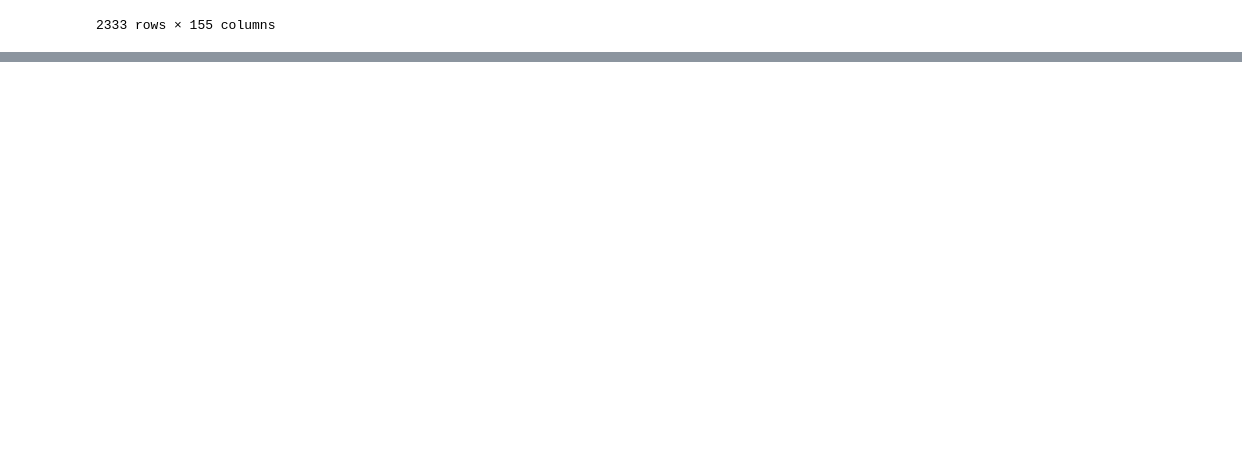
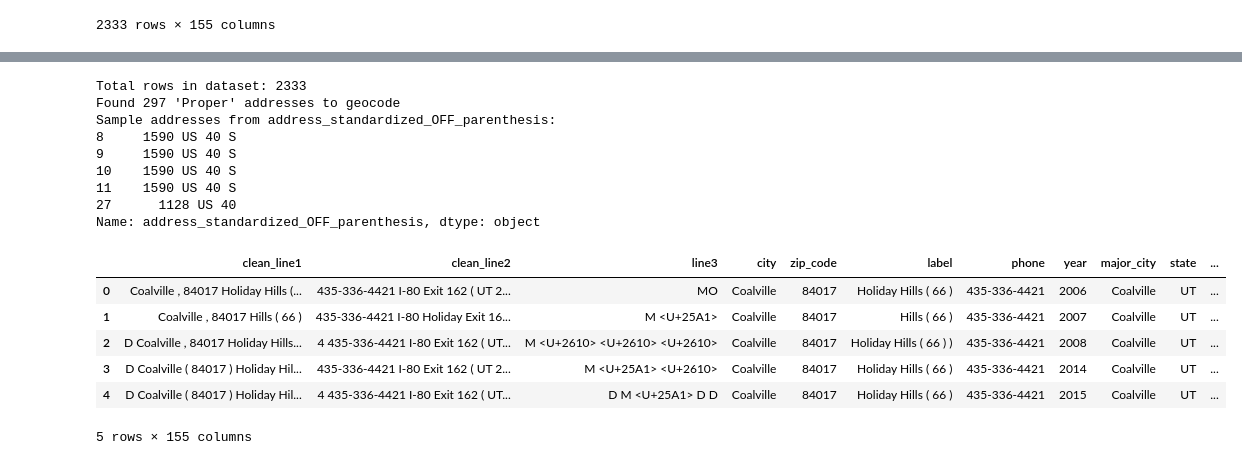
Before and after one commit to WilliamClintC/Geocoding_Documentation, a Jupyter notebook: Notebooks/9_5.ipynb, the cells around one changed output, grey strips where cells are left out. Saved outputs shown, nothing was run; the diff lists cells and outputs as text; code cells hidden in the pictures; blank space fills up the shorter version.

```diff
--- a/Notebooks/9_5.ipynb
+++ b/Notebooks/9_5.ipynb
@@ -19,0 +295,35 @@ df
+# %%
+# Check if the address column exists in the full dataset
+addr_col = "address_standardized_OFF_parenthesis"
+if addr_col not in df.columns:
+    print(f"Available columns: {list(df.columns)}")
+    raise KeyError(f"Column '{addr_col}' not found in the CSV.")
+
+# Count addresses to geocode
+proper_mask = df['Address_Type'] == 'Proper'
+proper_count = proper_mask.sum()
+
+print(f"Total rows in dataset: {len(df)}")
+print(f"Found {proper_count} 'Proper' addresses to geocode")
+print(f"Sample addresses from {addr_col}:")
+print(df.loc[proper_mask, addr_col].head())
+
+# Show the first few rows to verify
+df.head()
+# %% [output]
+Total rows in dataset: 2333
+Found 297 'Proper' addresses to geocode
+Sample addresses from address_standardized_OFF_parenthesis:
+8     1590 US 40 S
+9     1590 US 40 S
+10    1590 US 40 S
+11    1590 US 40 S
+27      1128 US 40
+Name: address_standardized_OFF_parenthesis, dtype: object
+|  | clean_line1 | clean_line2 | line3 | city | zip_code | label | phone | year | major_city | state | ... |
+| 0 | Coalville , 84017 Holiday Hills (... | 435-336-4421 I-80 Exit 162 ( UT 2... | MO | Coalville | 84017 | Holiday Hills ( 66 ) | 435-336-4421 | 2006 | Coalville | UT | ... |
+| 1 | Coalville , 84017 Hills ( 66 ) | 435-336-4421 I-80 Holiday Exit 16... | M <U+25A1> | Coalville | 84017 | Hills ( 66 ) | 435-336-4421 | 2007 | Coalville | UT | ... |
+| 2 | D Coalville , 84017 Holiday Hills... | 4 435-336-4421 I-80 Exit 162 ( UT... | M <U+2610> <U+2610> <U+2610> | Coalville | 84017 | Holiday Hills ( 66 ) ) | 435-336-4421 | 2008 | Coalville | UT | ... |
+| 3 | D Coalville ( 84017 ) Holiday Hil... | 435-336-4421 I-80 Exit 162 ( UT 2... | M <U+25A1> <U+2610> | Coalville | 84017 | Holiday Hills ( 66 ) | 435-336-4421 | 2014 | Coalville | UT | ... |
+| 4 | D Coalville ( 84017 ) Holiday Hil... | 4 435-336-4421 I-80 Exit 162 ( UT... | D M <U+25A1> D D | Coalville | 84017 | Holiday Hills ( 66 ) | 435-336-4421 | 2015 | Coalville | UT | ... |
+5 rows × 155 columns
```
Also changed, not shown: parts of 11 cells of this notebook, 23 other files.
